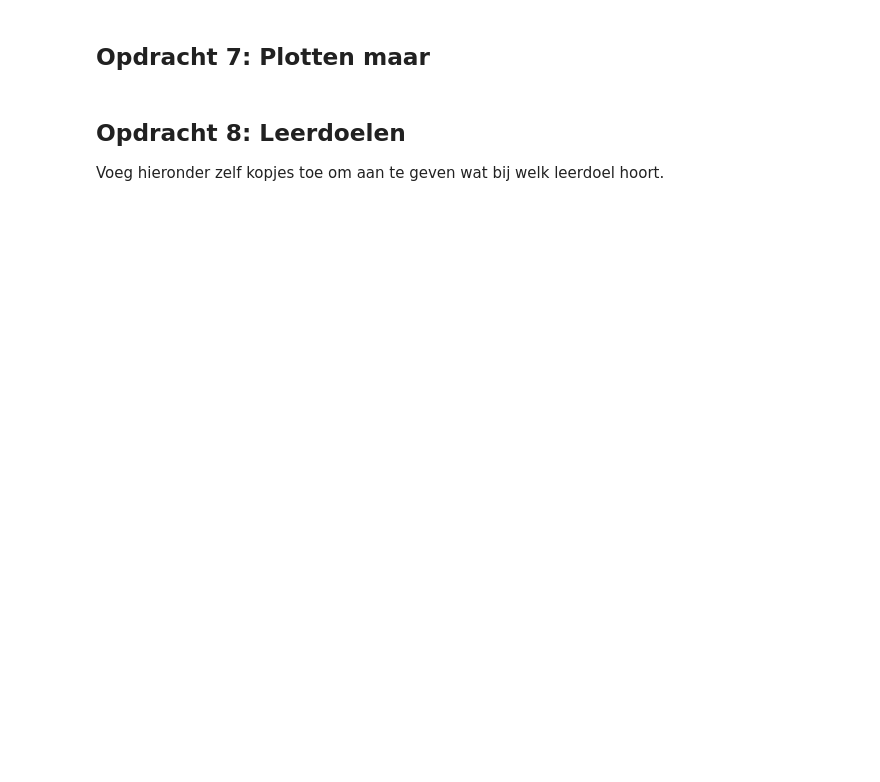
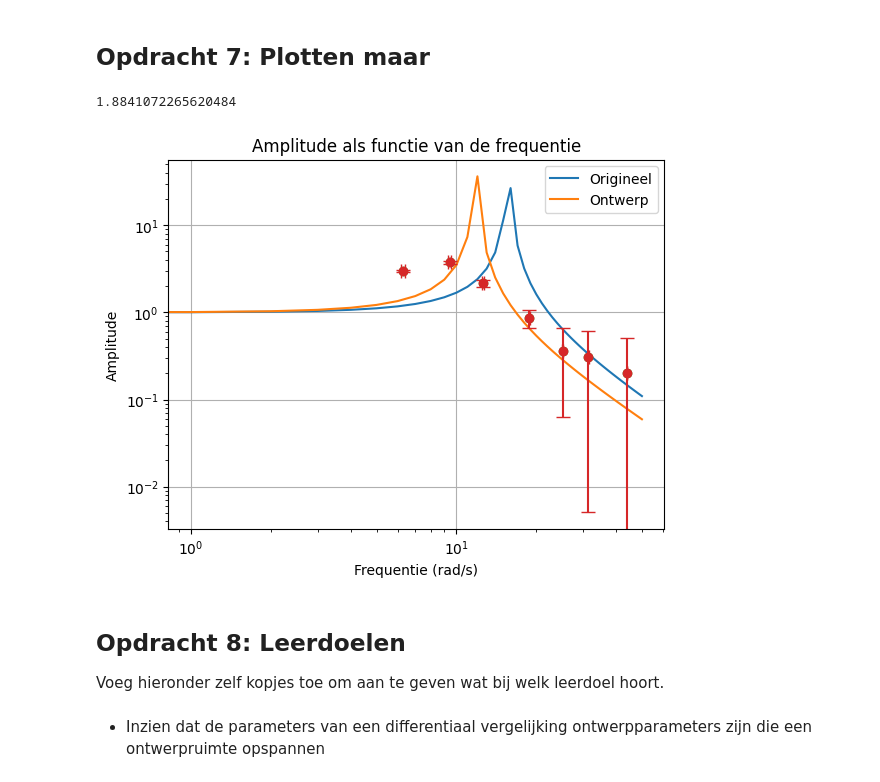
Before and after one commit to swerleman/opdrachten-DEF-D-Shannon, a Jupyter notebook: FysiekeOntwerpopdrachten/5MaakEenOpstellingTrillingsvrij/Ontwerpopdracht5MaakEenOpstellingTrillingsvrijInvulTemplate.ipynb, the cells around one changed output. Saved outputs shown, nothing was run; the diff lists cells and outputs as text; code cells hidden in the pictures; blank space fills up the shorter version.

```diff
--- a/FysiekeOntwerpopdrachten/5MaakEenOpstellingTrillingsvrij/Ontwerpopdracht5MaakEenOpstellingTrillingsvrijInvulTemplate.ipynb
+++ b/FysiekeOntwerpopdrachten/5MaakEenOpstellingTrillingsvrij/Ontwerpopdracht5MaakEenOpstellingTrillingsvrijInvulTemplate.ipynb
@@ -152,6 +173,38 @@ Als je hier negatief geantwoord hebt, kopieer onder deze cel dan alle cellen van
 ## Opdracht 7: Plotten maar
 # %%
 # Voeg hier je plots in.
+omega_meten = np.array([1, 1.5, 2,3,4,5,7]) * 2 * np.pi
+amplitude_meting = np.array([0.6, 1.5, 1.3 ,0.6,0.4, 1.8,  1.3])
+amplitude_vloer = np.array([0.2, 0.4 ,0.6 ,0.7,1.1 ,5.9, 6.4])
+amplitude_ovd = amplitude_meting/amplitude_vloer
+
+error_y = np.array([0.1, 0.15, 0.2, 0.2, 0.3, 0.3, 0.3])
+error_x = np.array([0.1, 0.1, 0.1, 0.1, 0.1, 0.1, 0.1])
+omega_0_ontwerp = np.sqrt(9.81 / 0.07)
+print(omega_0_ontwerp/(2*np.pi))
+
+def amp_o_ontwerp(omega):
+    omega_0_ontwerp = np.sqrt(9.81 / 0.07)
+    return np.abs(1/(1-(omega**2/omega_0_ontwerp**2)))
+
+
+plt.plot(Freq_omega, amp_o(Freq_omega))
+plt.plot(Freq_omega, amp_o_ontwerp(Freq_omega))
+plt.plot(omega_meten, amplitude_ovd, 'o')
+plt.errorbar(omega_meten, amplitude_ovd, yerr=error_y, xerr=error_x, fmt='o', capsize=5)
+plt.xlabel('Frequentie (rad/s)')
+plt.ylabel('Amplitude')
+plt.title('Amplitude als functie van de frequentie')
+plt.xscale('log')
+plt.yscale('log')
+plt.grid()
+plt.legend(['Origineel', 'Ontwerp'])
+plt.show()
+# %% [output]
+1.8841072265620484
+[figure, added]
 # %% [markdown]
 ## Opdracht 8: Leerdoelen
 Voeg hieronder zelf kopjes toe om aan te geven wat bij welk leerdoel hoort.
+# %% [markdown]
+- Inzien dat de parameters van een differentiaal vergelijking ontwerpparameters zijn die een ontwerpruimte opspannen
```
Also changed, not shown: parts of 13 cells of this notebook, 2 other files.
